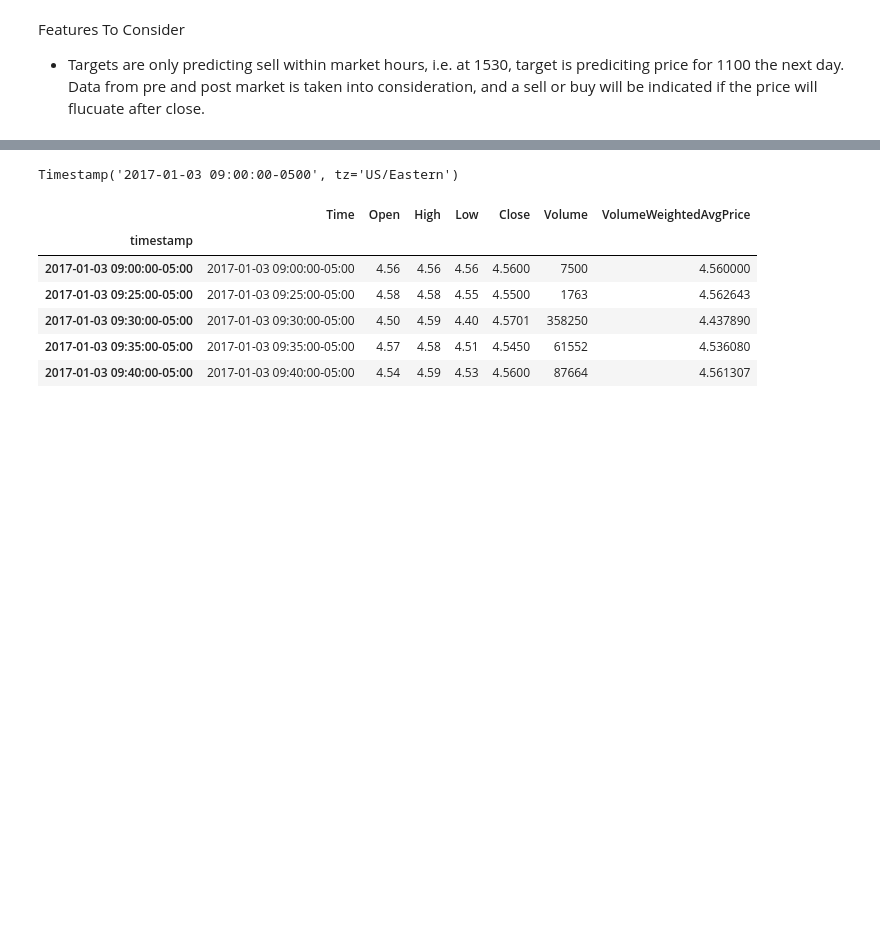
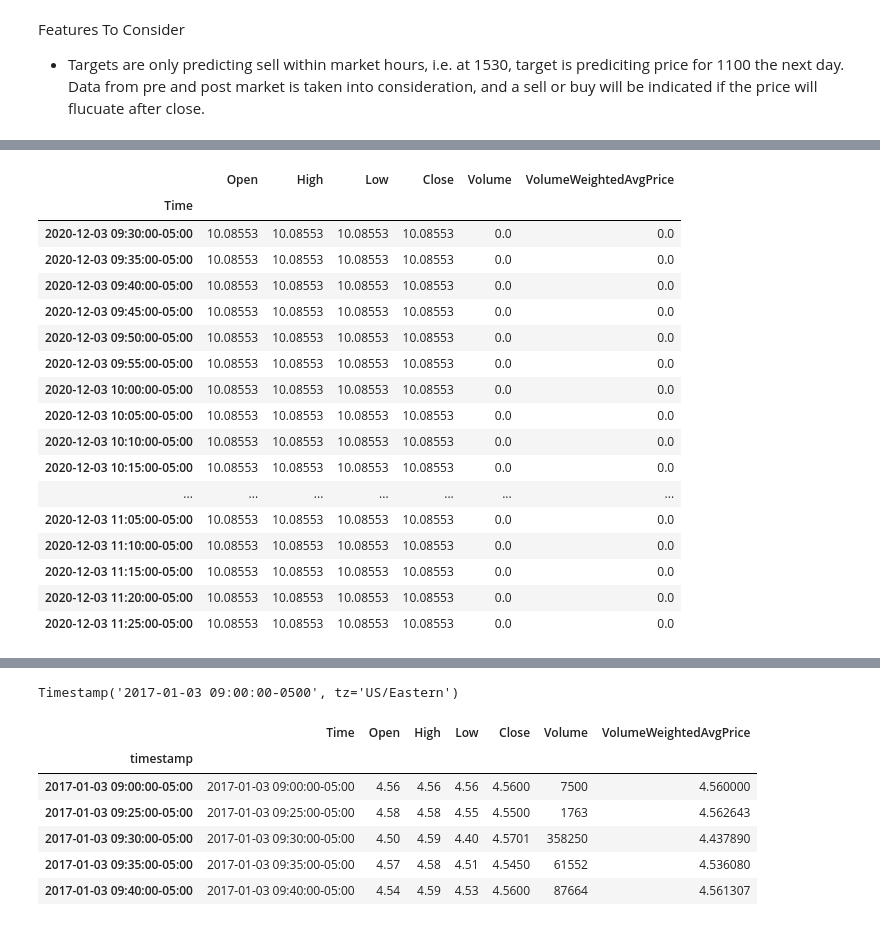
Before and after one commit to Cloblak/aipi540_deeplearning, a Jupyter notebook: 1D_CNN_Attempts/1D_CNN.ipynb, the cells around one changed output, grey strips where cells are left out. Cells and saved outputs as stored; diff of their text form; code cells hidden in the pictures; blank space fills up the shorter version.

```diff
--- a/1D_CNN_Attempts/1D_CNN.ipynb
+++ b/1D_CNN_Attempts/1D_CNN.ipynb
@@ -198,0 +327,21 @@ train, val, test, full, offset, complete, traintest_day, testval_day = prepost_t
+# %%
+test[24:48]
+# %% [output]
+|  | Open | High | Low | Close | Volume | VolumeWeightedAvgPrice |
+| Time |  |  |  |  |  |  |
+| 2020-12-03 09:30:00-05:00 | 10.08553 | 10.08553 | 10.08553 | 10.08553 | 0.0 | 0.0 |
+| 2020-12-03 09:35:00-05:00 | 10.08553 | 10.08553 | 10.08553 | 10.08553 | 0.0 | 0.0 |
+| 2020-12-03 09:40:00-05:00 | 10.08553 | 10.08553 | 10.08553 | 10.08553 | 0.0 | 0.0 |
+| 2020-12-03 09:45:00-05:00 | 10.08553 | 10.08553 | 10.08553 | 10.08553 | 0.0 | 0.0 |
+| 2020-12-03 09:50:00-05:00 | 10.08553 | 10.08553 | 10.08553 | 10.08553 | 0.0 | 0.0 |
+| 2020-12-03 09:55:00-05:00 | 10.08553 | 10.08553 | 10.08553 | 10.08553 | 0.0 | 0.0 |
+| 2020-12-03 10:00:00-05:00 | 10.08553 | 10.08553 | 10.08553 | 10.08553 | 0.0 | 0.0 |
+| 2020-12-03 10:05:00-05:00 | 10.08553 | 10.08553 | 10.08553 | 10.08553 | 0.0 | 0.0 |
+| 2020-12-03 10:10:00-05:00 | 10.08553 | 10.08553 | 10.08553 | 10.08553 | 0.0 | 0.0 |
+| 2020-12-03 10:15:00-05:00 | 10.08553 | 10.08553 | 10.08553 | 10.08553 | 0.0 | 0.0 |
+| ... | ... | ... | ... | ... | ... | ... |
+| 2020-12-03 11:05:00-05:00 | 10.08553 | 10.08553 | 10.08553 | 10.08553 | 0.0 | 0.0 |
+| 2020-12-03 11:10:00-05:00 | 10.08553 | 10.08553 | 10.08553 | 10.08553 | 0.0 | 0.0 |
+| 2020-12-03 11:15:00-05:00 | 10.08553 | 10.08553 | 10.08553 | 10.08553 | 0.0 | 0.0 |
+| 2020-12-03 11:20:00-05:00 | 10.08553 | 10.08553 | 10.08553 | 10.08553 | 0.0 | 0.0 |
+| 2020-12-03 11:25:00-05:00 | 10.08553 | 10.08553 | 10.08553 | 10.08553 | 0.0 | 0.0 |
```
Also changed, not shown: parts of 21 cells of this notebook.
